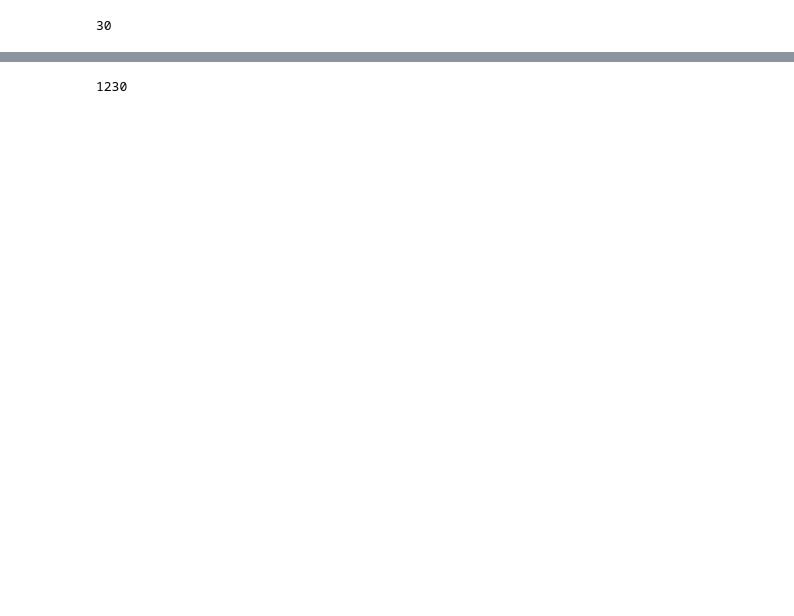
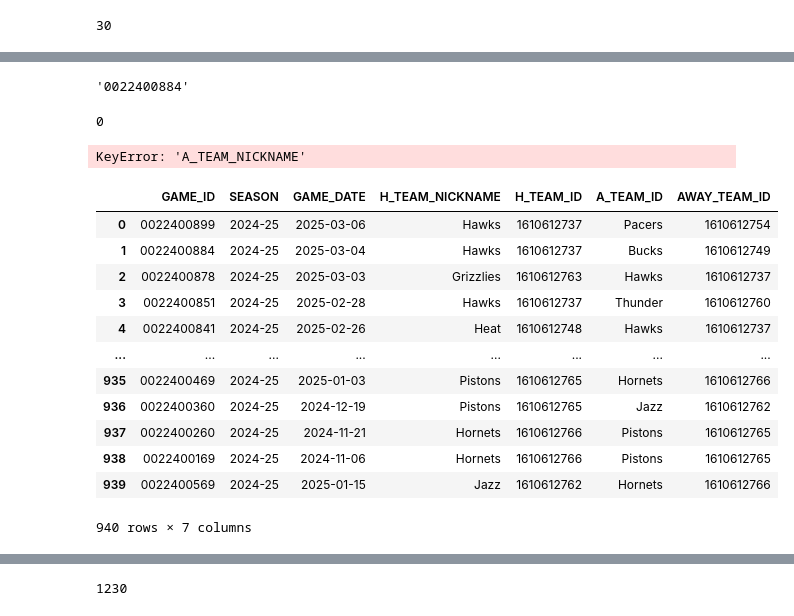
Before and after one commit to Andres-boullosa/nba-data-analytics, a Jupyter notebook: databaseinicialization.ipynb, the cells around one changed output, grey strips where cells are left out. Drawn from its saved outputs; the diff is of its cells as text; code cells hidden in the pictures; blank space fills up the shorter version.

```diff
--- a/databaseinicialization.ipynb
+++ b/databaseinicialization.ipynb
@@ -87,7 +93,7 @@ from nba_api.stats.static import teams
 
 teamLookup = pd.DataFrame(teams.get_teams())
 
-teamLookup = teamLookup.rename(columns={"id": "team_id", "nickname": "team_nickname"}).drop(columns='year_founded')
+teamLookup = teamLookup.rename(columns={"id": "TEAM_ID", "nickname": "team_nickname"}).drop(columns='year_founded')
 
 conexion = sqlite3.connect("NBA_DATA.db")
 
@@ -152,7 +158,7 @@ def getSeasonScheduleFrame(seasons, seasonType):
 
     for season in seasons:
         for id in teamLookup['team_id']:
-            time.sleep(3)
+            #time.sleep(10)
             teamGames = getRegularSeasonSchedule(season, id, seasonType)
             scheduleFrame = pd.concat([scheduleFrame, teamGames], ignore_index=True)
 
@@ -265,3 +271,21 @@ def getGameLogs(gameLogs,scheduleFrame):
     gameLogs = getRestDays(gameLogs)
 
     return gameLogs.reset_index(drop=True)
+# %%
+#Get ScheduleFrame
+
+seasons = [2024]
+seasonType = 'Regular Season'
+
+start = time.perf_counter_ns()
+scheduleFrame = getSeasonScheduleFrame(seasons, seasonType)
+scheduleFrame = scheduleFrame.rename(columns={"HOME_TEAM_NICKNAME": "H_TEAM_NICKNAME", "HOME_TEAM_ID": "H_TEAM_ID",
+                                                   "AWAY_TEAM_NICKNAME": "A_TEAM_NICKNAME", "AWAY_TEAM_ID": "A_TEAM_ID"}).drop(columns='MATCHUP')
+scheduleFrame.to_sql("Games", conexion, if_exists="replace", index=False)
+#end = time.perf_counter_ns()
+
+gameLogs = pd.DataFrame()
+gameLogs = getGameLogs(gameLogs,scheduleFrame.loc[1])
+#gameLogs.to_csv('gameLogs.csv')
+#gameLogs.to_sql("game_stats", conexion, if_exists="replace", index=False)
+gameLogs
@@ -268,3 +297,30 @@ def getGameLogs(gameLogs,scheduleFrame):
+# %%
+scheduleFrame[1:10].at[1,'GAME_ID']
+# %% [output]
+'0022400884'
+# %%
+gameLogs = pd.DataFrame()
+gameLogs = getGameLogs(gameLogs,scheduleFrame)
+gameLogs
+# %% [output]
+0
+KeyError: 'A_TEAM_NICKNAME'
+# %%
+scheduleFrame
+# %% [output]
+|  | GAME_ID | SEASON | GAME_DATE | H_TEAM_NICKNAME | H_TEAM_ID | A_TEAM_ID | AWAY_TEAM_ID |
+| 0 | 0022400899 | 2024-25 | 2025-03-06 | Hawks | 1610612737 | Pacers | 1610612754 |
+| 1 | 0022400884 | 2024-25 | 2025-03-04 | Hawks | 1610612737 | Bucks | 1610612749 |
+| 2 | 0022400878 | 2024-25 | 2025-03-03 | Grizzlies | 1610612763 | Hawks | 1610612737 |
+| 3 | 0022400851 | 2024-25 | 2025-02-28 | Hawks | 1610612737 | Thunder | 1610612760 |
+| 4 | 0022400841 | 2024-25 | 2025-02-26 | Heat | 1610612748 | Hawks | 1610612737 |
+| ... | ... | ... | ... | ... | ... | ... | ... |
+| 935 | 0022400469 | 2024-25 | 2025-01-03 | Pistons | 1610612765 | Hornets | 1610612766 |
+| 936 | 0022400360 | 2024-25 | 2024-12-19 | Pistons | 1610612765 | Jazz | 1610612762 |
+| 937 | 0022400260 | 2024-25 | 2024-11-21 | Hornets | 1610612766 | Pistons | 1610612765 |
+| 938 | 0022400169 | 2024-25 | 2024-11-06 | Hornets | 1610612766 | Pistons | 1610612765 |
+| 939 | 0022400569 | 2024-25 | 2025-01-15 | Jazz | 1610612762 | Hornets | 1610612766 |
+940 rows × 7 columns
 # %%
 #Get ScheduleFrame
 
```
Also changed, not shown: parts of 9 cells of this notebook, 4 other files.
